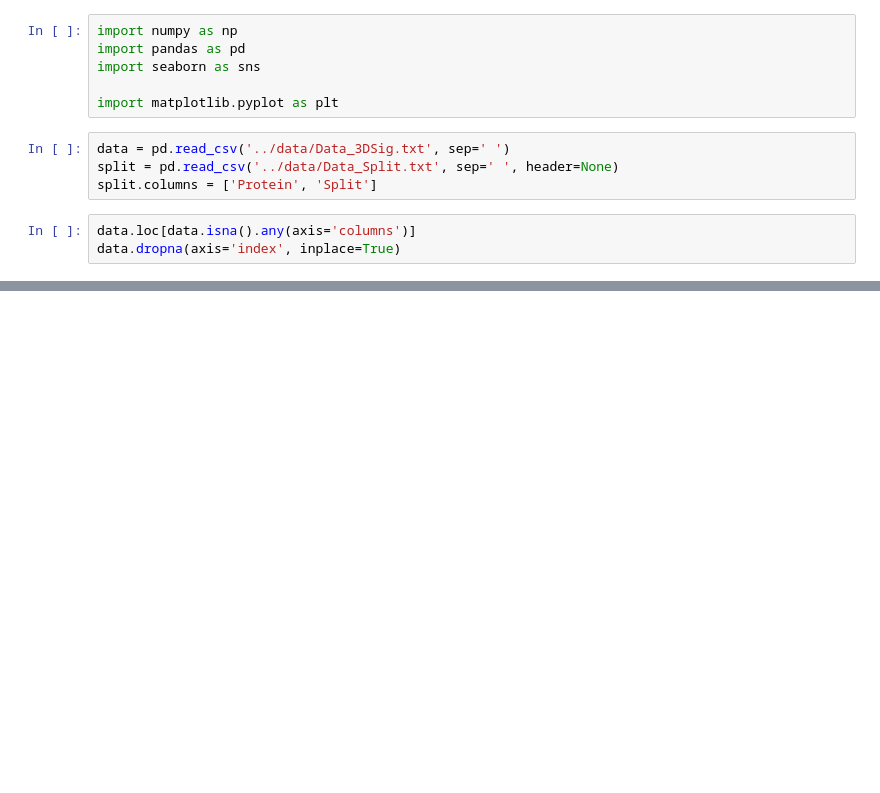
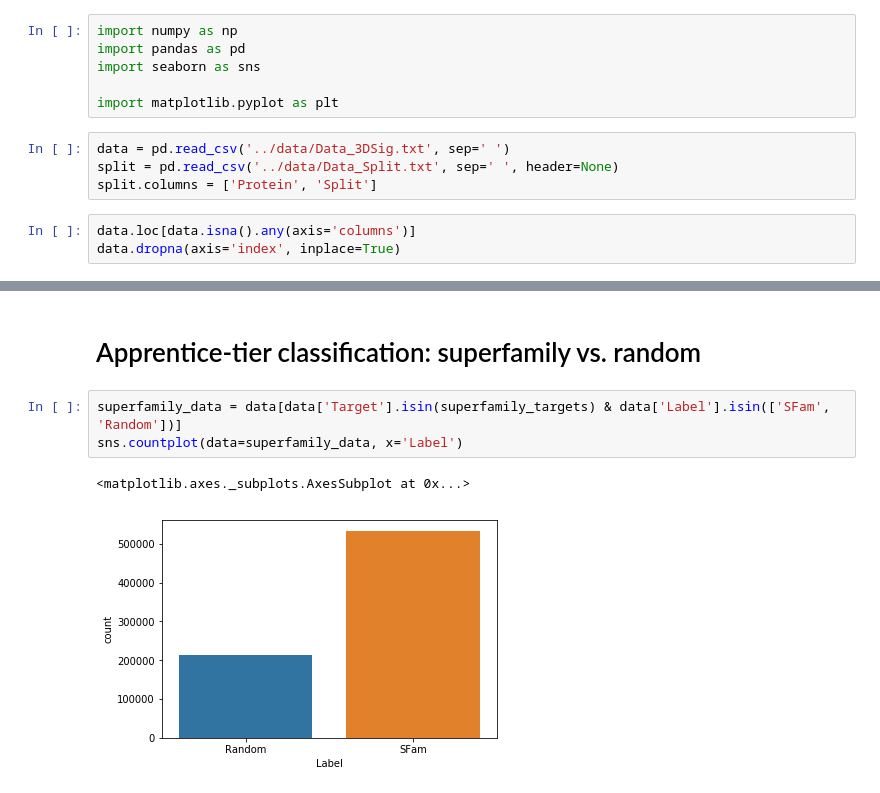
Before and after one commit to FBoyles/3dsig, a Jupyter notebook: notebooks/Sandbox.ipynb, the cells around one changed output, grey strips where cells are left out. Saved outputs shown, nothing was run; the diff lists cells and outputs as text; blank space fills up the shorter version.

```diff
--- a/notebooks/Sandbox.ipynb
+++ b/notebooks/Sandbox.ipynb
@@ -111,0 +124,8 @@ rf.score(X_test, y_test)
+# %% [markdown]
+# Apprentice-tier classification: superfamily vs. random
+# %%
+superfamily_data = data[data['Target'].isin(superfamily_targets) & data['Label'].isin(['SFam', 'Random'])]
+sns.countplot(data=superfamily_data, x='Label')
+# %% [output]
+<matplotlib.axes._subplots.AxesSubplot at 0x...>
+[figure, added]
```
Also changed, not shown: parts of 28 cells of this notebook.
